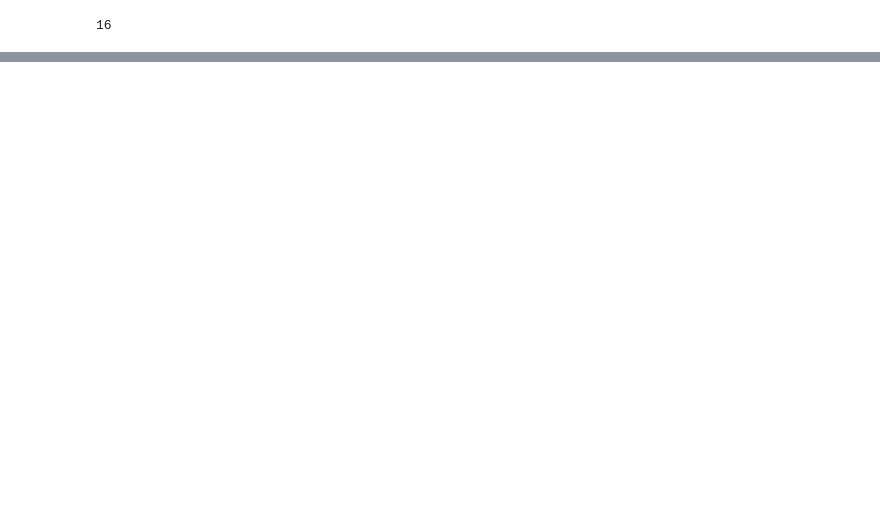
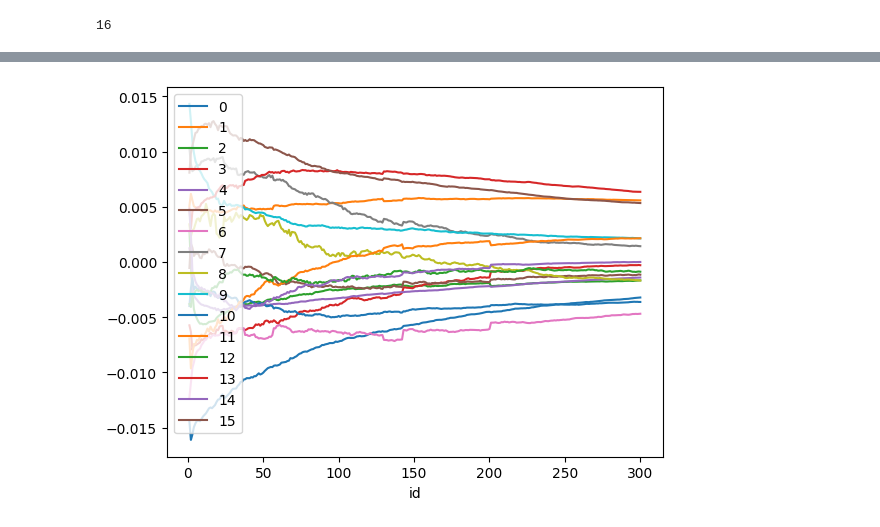
Before and after one commit to mardoniofranca/canoa, a Jupyter notebook: tupa/ya.ipynb, the cells around one changed output, grey strips where cells are left out. Saved outputs shown, nothing was run; the diff lists cells and outputs as text; code cells hidden in the pictures; blank space fills up the shorter version.

```diff
--- a/tupa/ya.ipynb
+++ b/tupa/ya.ipynb
@@ -172,0 +207,2 @@ len(bias_list)
+# %%
+img_df.insert(0, 'id', range(1, 1 + len(img_df)))
@@ -172,0 +223,5 @@ len(bias_list)
+# %%
+img_df.plot('id',y=[0,1,2,3,4,5,6,7,8,9,10,11,12,13,14,15])
+plt.show()
+# %% [output]
+[figure, added]
```
Also changed, not shown: parts of 46 cells of this notebook, 1 other file.
